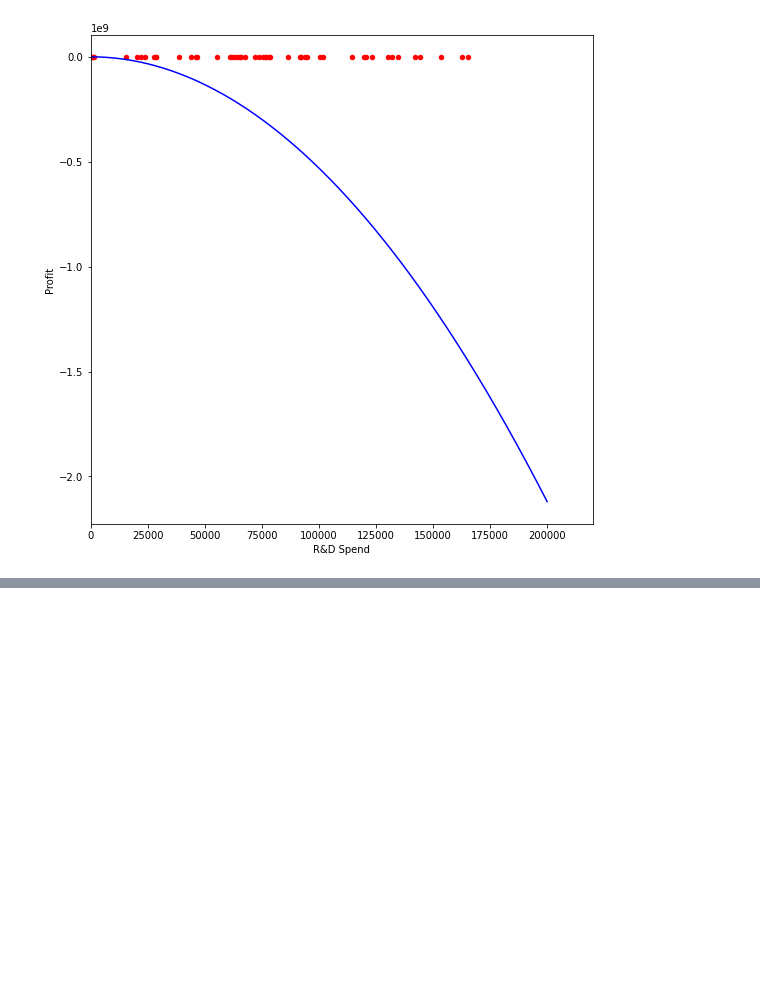
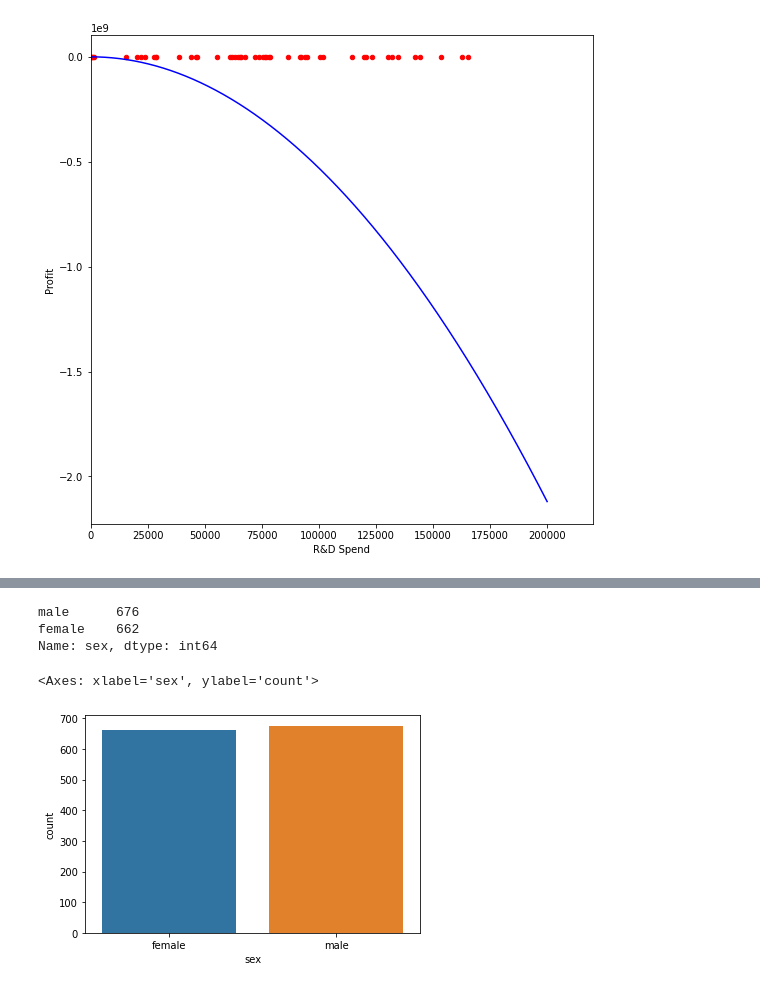
Before and after one commit to MinhQuan0000/AI_week7, a Jupyter notebook: Copy_of_Welcome_To_Colaboratory.ipynb, the cells around one changed output, grey strips where cells are left out. Cells and saved outputs as stored; diff of their text form; code cells hidden in the pictures; blank space fills up the shorter version.

```diff
--- a/Copy_of_Welcome_To_Colaboratory.ipynb
+++ b/Copy_of_Welcome_To_Colaboratory.ipynb
@@ -464,0 +470,4 @@ plt.plot(range,y_pred,color='blue')
+# %%
+url = 'insurance.csv'
+data = pd.read_csv(url)
+data.sample(5)
@@ -464,0 +498,9 @@ plt.plot(range,y_pred,color='blue')
+# %%
+print(data['sex'].value_counts())
+sns.countplot(x='sex',data=data)
+# %% [output]
+male      676
+female    662
+Name: sex, dtype: int64
+<Axes: xlabel='sex', ylabel='count'>
+[figure, added]
```
Also changed, not shown: parts of 13 cells of this notebook.
